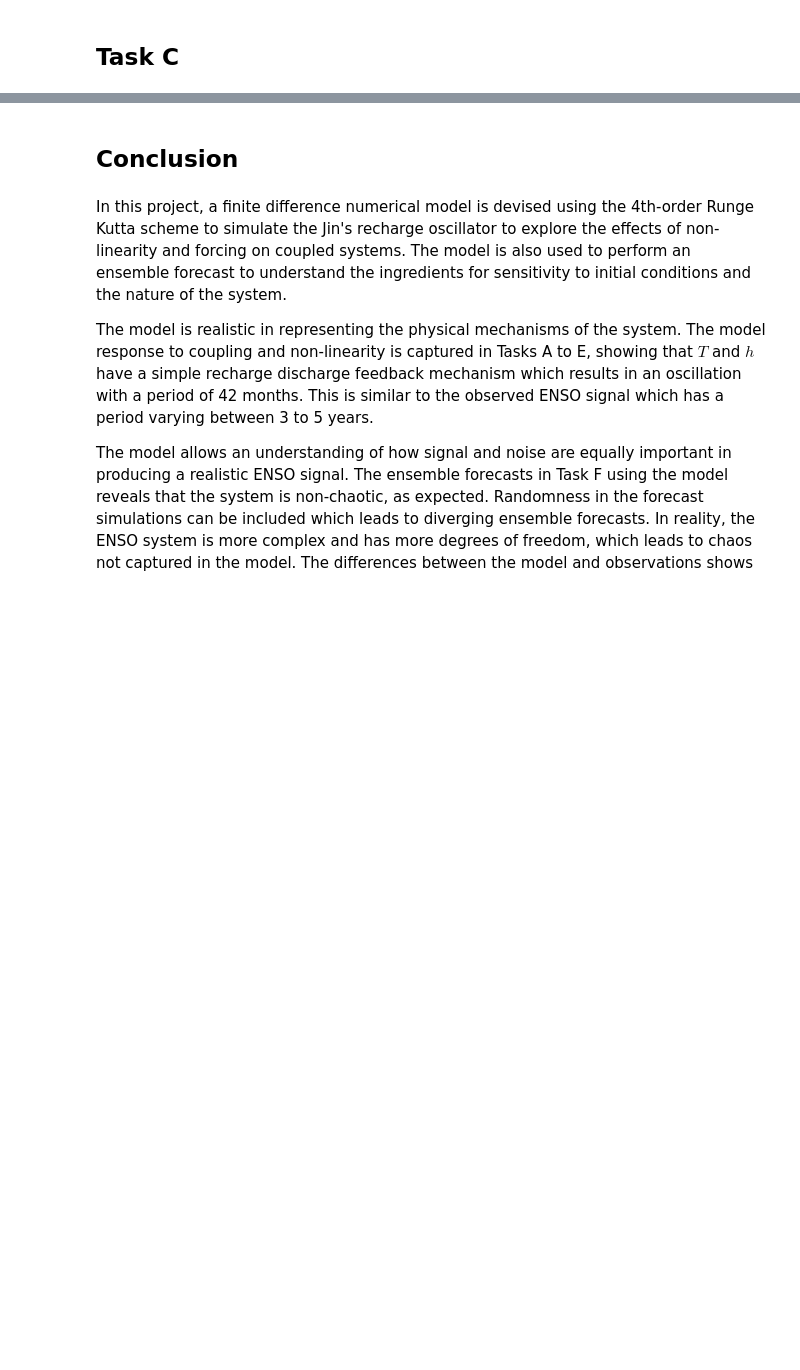
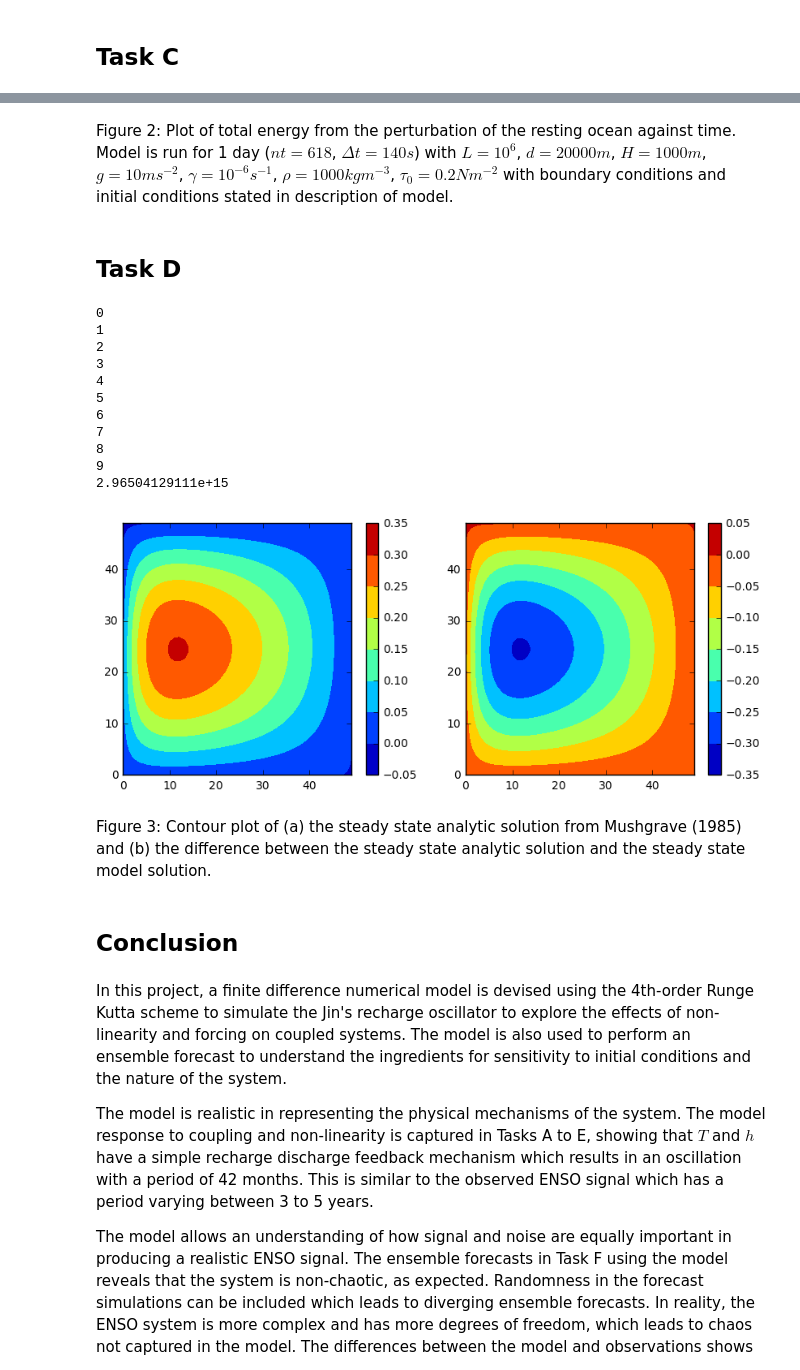
Before and after one commit to joshleeck/MTMW14, a Jupyter notebook: Project 2/Project 2.ipynb, the cells around one changed output, grey strips where cells are left out. Saved outputs shown, nothing was run; the diff lists cells and outputs as text; code cells hidden in the pictures; blank space fills up the shorter version.

```diff
--- a/Project 2/Project 2.ipynb
+++ b/Project 2/Project 2.ipynb
@@ -157,3 +158,24 @@ main.main(TaskC = True)
+# %% [markdown]
+Figure 2: Plot of total energy from the perturbation of the resting ocean against time. Model is run for 1 day ($nt = 618$, $\Delta t = 140s$) with $L = 10^6$, $d = 20000m$, $H = 1000m$, $g = 10 ms^{-2}$, $\gamma = 10^{-6}s^{-1}$, $\rho = 1000 kgm^{-3}$, $\tau_0 = 0.2 Nm^{-2}$ with boundary conditions and initial conditions stated in description of model.
+# %% [markdown]
+## Task D
+# %%
+main.main(TaskD = True)
+# %% [output]
+0
+1
+2
+3
+4
+5
+6
+7
+8
+9
+2.96504129111e+15
+[figure, added]
+# %% [markdown]
+Figure 3: Contour plot of (a) the steady state analytic solution from Mushgrave (1985) and (b) the difference between the steady state analytic solution and the steady state model solution.
 # %% [markdown]
 ## Conclusion
 # %% [markdown]
```
Also changed, not shown: parts of 5 cells of this notebook, 2 other files.
